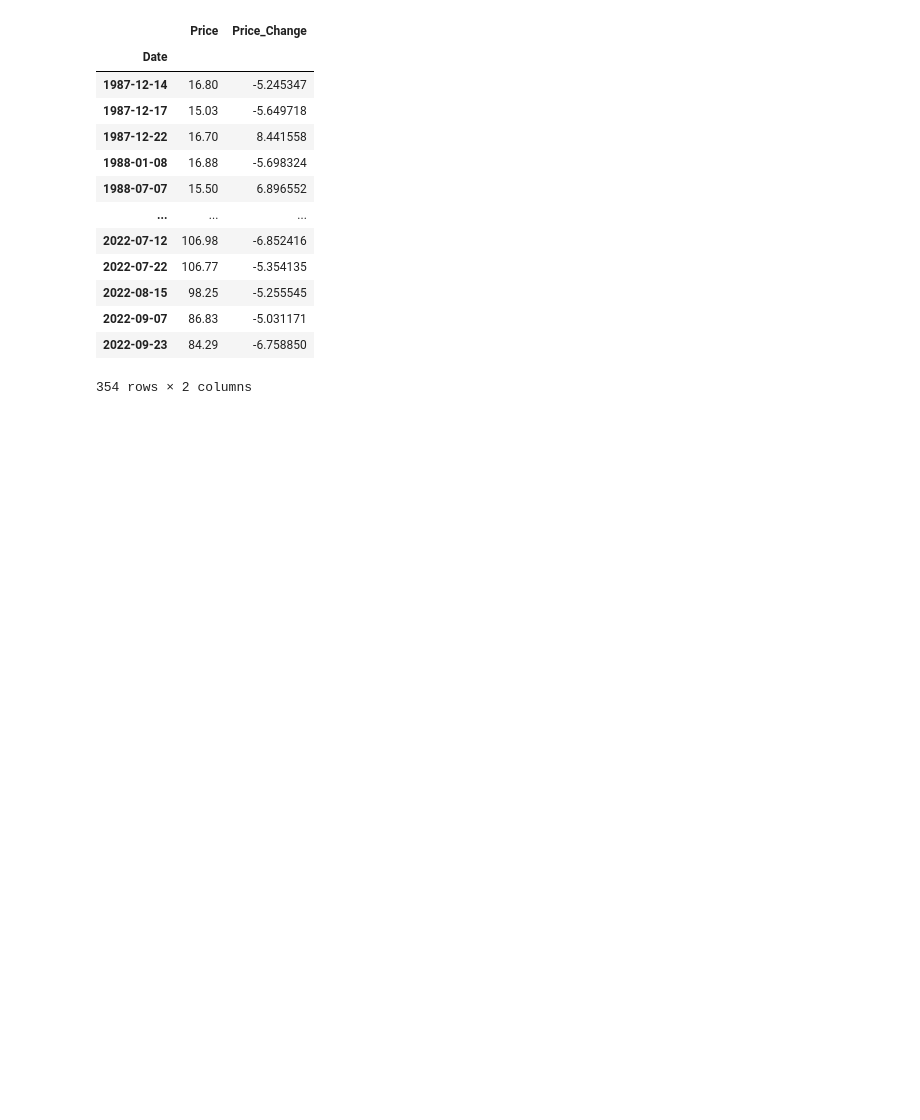
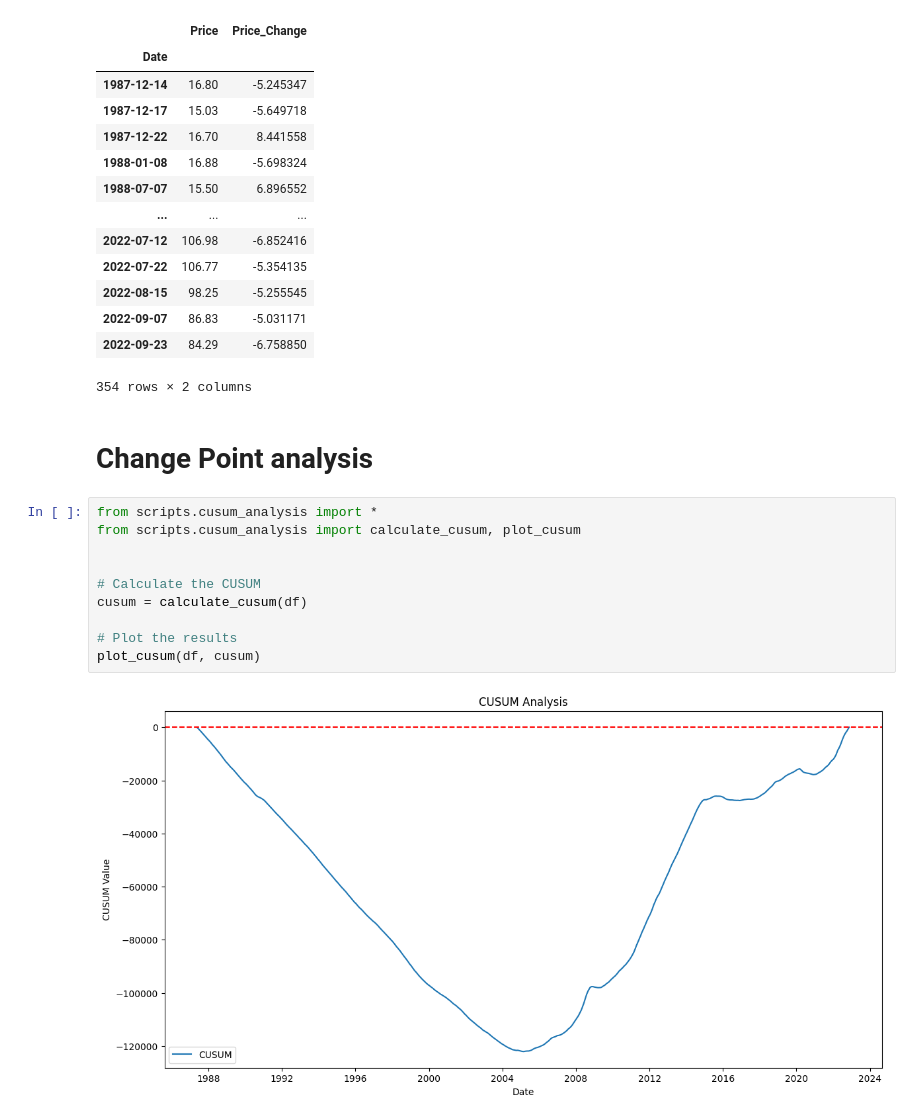
Before and after one commit to Daniel-1961/Birhan-Energies, a Jupyter notebook: notebook/Edas.ipynb, the cells around one changed output. Cells and saved outputs as stored; diff of their text form; blank space fills up the shorter version.

```diff
--- a/notebook/Edas.ipynb
+++ b/notebook/Edas.ipynb
@@ -74,3 +75,17 @@ detect_price_shocks(df)
 | 2022-09-07 | 86.83 | -5.031171 |
 | 2022-09-23 | 84.29 | -6.758850 |
 354 rows × 2 columns
+# %% [markdown]
+# Change Point analysis
+# %%
+from scripts.cusum_analysis import *
+from scripts.cusum_analysis import calculate_cusum, plot_cusum
+
+
+# Calculate the CUSUM
+cusum = calculate_cusum(df)
+
+# Plot the results
+plot_cusum(df, cusum)
+# %% [output]
+[figure, added]
```
Also changed, not shown: parts of 1 cell of this notebook, 2 other files.
